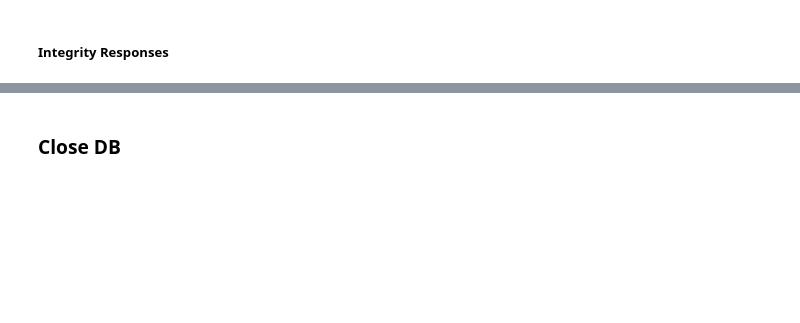
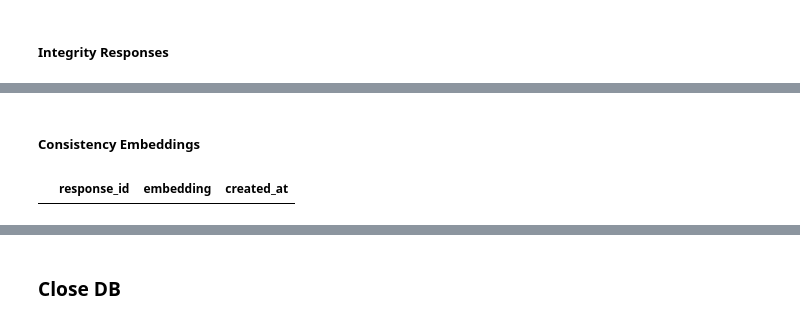
Before and after one commit to ryan-vdb/llm-ethics-evaluation, a Jupyter notebook: src/data/view_data.ipynb, the cells around one changed output, grey strips where cells are left out. Saved outputs shown, nothing was run; the diff lists cells and outputs as text; code cells hidden in the pictures; blank space fills up the shorter version.

```diff
--- a/src/data/view_data.ipynb
+++ b/src/data/view_data.ipynb
@@ -95,0 +96,7 @@ display(integrity_responses)
+# %% [markdown]
+##### Consistency Embeddings
+# %%
+consistency_embeddings = load_table("consistency_embeddings")
+display(consistency_embeddings)
+# %% [output]
+|  | response_id | embedding | created_at |
```
Also changed, not shown: parts of 4 cells of this notebook, 4 other files.
